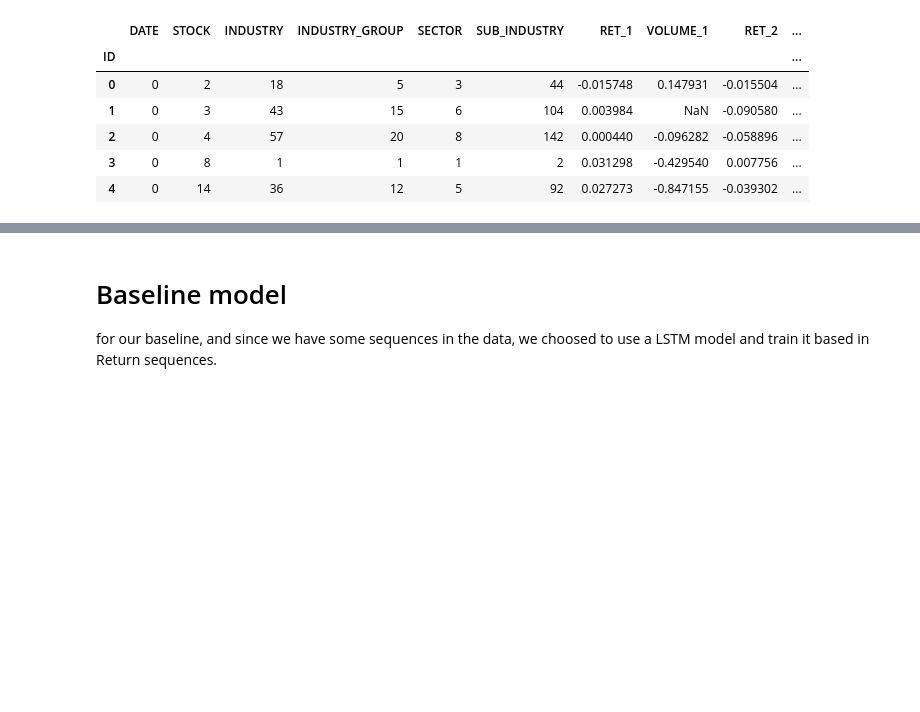
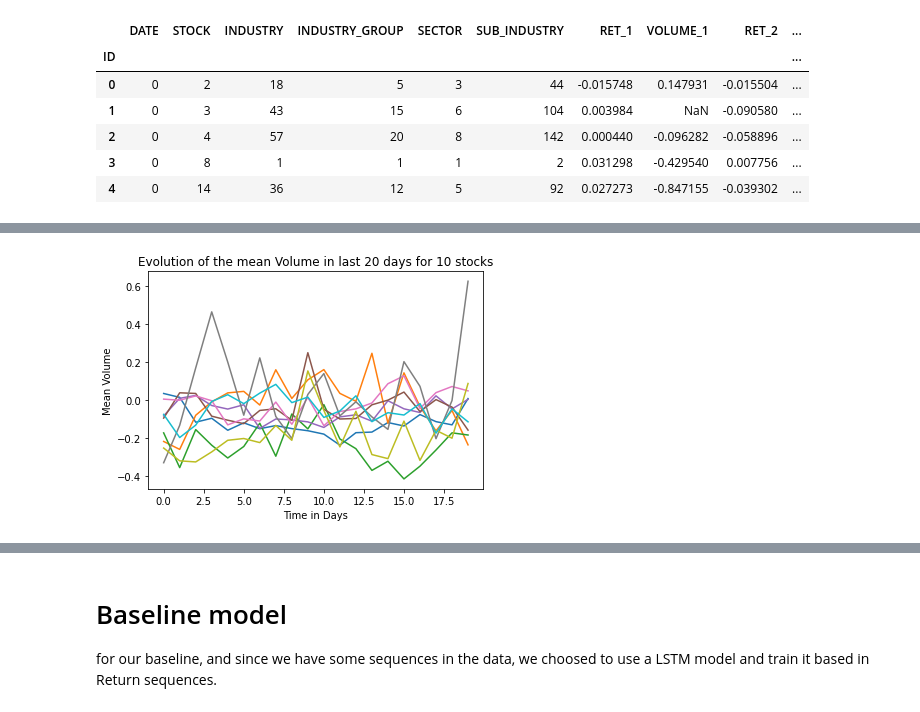
Before and after one commit to Rhanbouri/Stock-Return-Prediction, a Jupyter notebook: QRT.ipynb, the cells around one changed output, grey strips where cells are left out. Saved outputs shown, nothing was run; the diff lists cells and outputs as text; code cells hidden in the pictures; blank space fills up the shorter version.

```diff
--- a/QRT.ipynb
+++ b/QRT.ipynb
@@ -44,0 +60,10 @@ train.head()
+# %%
+viz = x_train.groupby(['STOCK']).mean()[features_volume]
+for i in range(10):
+  plt.plot(viz.iloc[i].values)
+plt.title('Evolution of the mean Volume in last 20 days for 10 stocks')
+plt.xlabel('Time in Days')
+plt.ylabel('Mean Volume')
+plt.show()
+# %% [output]
+[figure, added]
```
Also changed, not shown: parts of 30 cells of this notebook.
